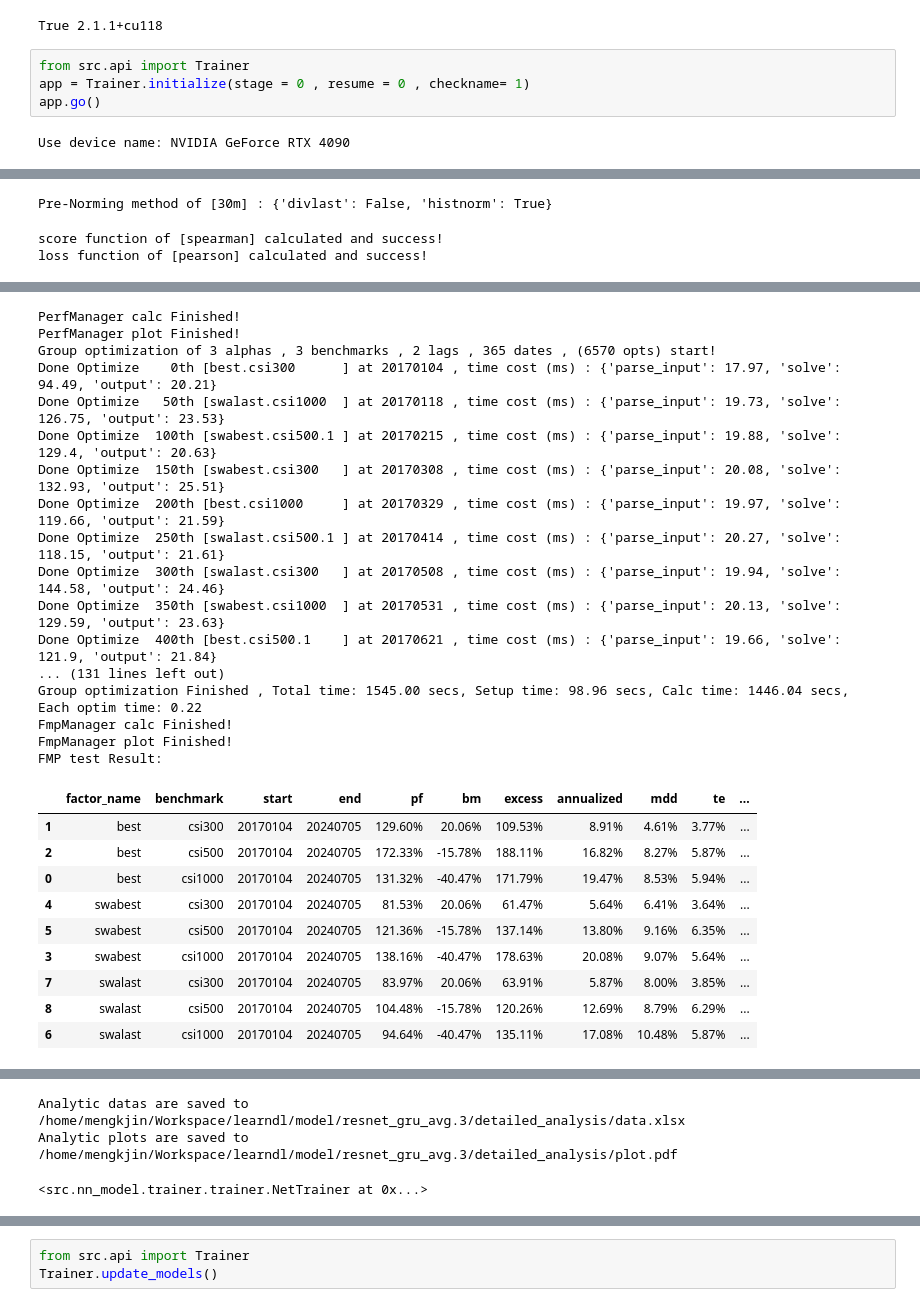
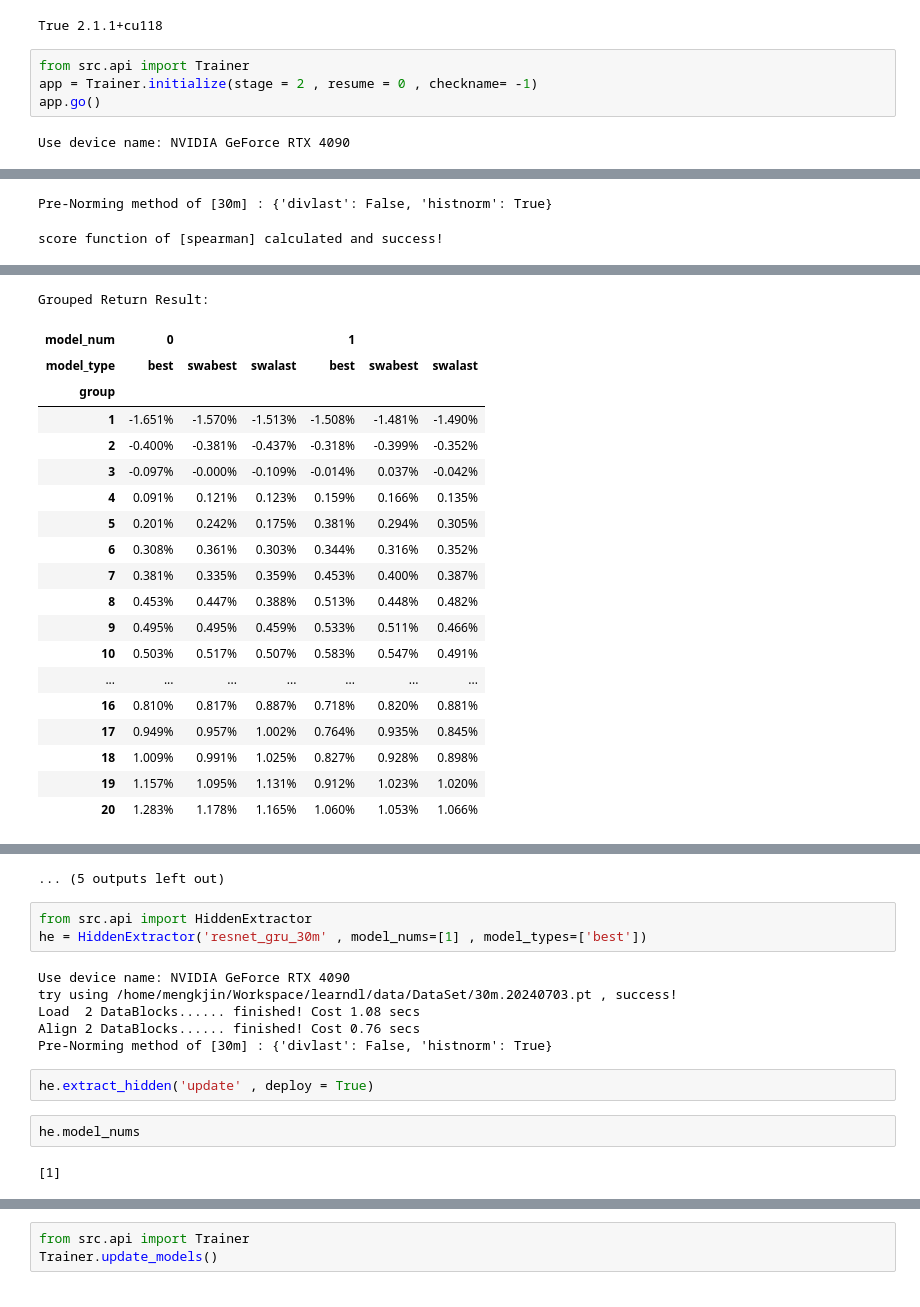
Before and after one commit to mengkjin/learndl, a Jupyter notebook: main_train.ipynb, the cells around one changed output, grey strips where cells are left out. Drawn from its saved outputs; the diff is of its cells as text.

```diff
--- a/main_train.ipynb
+++ b/main_train.ipynb
@@ -5,7 +5,7 @@ print(torch.cuda.is_available() , torch.__version__)
 True 2.1.1+cu118
 # %%
 from src.api import Trainer
-app = Trainer.initialize(stage = 0 , resume = 0 , checkname= 1)
+app = Trainer.initialize(stage = 2 , resume = 0 , checkname= -1)
 app.go()
 # %% [output]
 Use device name: NVIDIA GeForce RTX 4090
@@ -34,3 +33,2 @@ try using /home/mengkjin/Workspace/learndl/data/DataSet/30m.20240620.pt , succes
 Pre-Norming method of [30m] : {'divlast': False, 'histnorm': True}
 score function of [spearman] calculated and success!
-loss function of [pearson] calculated and success!
@@ -74,27 +55,20 @@ FirstBite Ep#  0 : loss  1.00299, train-0.00561, valid-0.08016, best-0.0802, lr1
-PerfManager calc Finished!
-PerfManager plot Finished!
-Group optimization of 3 alphas , 3 benchmarks , 2 lags , 365 dates , (6570 opts) start!
-Done Optimize    0th [best.csi300      ] at 20170104 , time cost (ms) : {'parse_input': 17.97, 'solve': 94.49, 'output': 20.21}
-Done Optimize   50th [swalast.csi1000  ] at 20170118 , time cost (ms) : {'parse_input': 19.73, 'solve': 126.75, 'output': 23.53}
-Done Optimize  100th [swabest.csi500.1 ] at 20170215 , time cost (ms) : {'parse_input': 19.88, 'solve': 129.4, 'output': 20.63}
-Done Optimize  150th [swabest.csi300   ] at 20170308 , time cost (ms) : {'parse_input': 20.08, 'solve': 132.93, 'output': 25.51}
-Done Optimize  200th [best.csi1000     ] at 20170329 , time cost (ms) : {'parse_input': 19.97, 'solve': 119.66, 'output': 21.59}
-Done Optimize  250th [swalast.csi500.1 ] at 20170414 , time cost (ms) : {'parse_input': 20.27, 'solve': 118.15, 'output': 21.61}
-Done Optimize  300th [swalast.csi300   ] at 20170508 , time cost (ms) : {'parse_input': 19.94, 'solve': 144.58, 'output': 24.46}
-Done Optimize  350th [swabest.csi1000  ] at 20170531 , time cost (ms) : {'parse_input': 20.13, 'solve': 129.59, 'output': 23.63}
-Done Optimize  400th [best.csi500.1    ] at 20170621 , time cost (ms) : {'parse_input': 19.66, 'solve': 121.9, 'output': 21.84}
-... (131 lines left out)
-Group optimization Finished , Total time: 1545.00 secs, Setup time: 98.96 secs, Calc time: 1446.04 secs, Each optim time: 0.22
-FmpManager calc Finished!
-FmpManager plot Finished!
-FMP test Result:
+Grouped Return Result:
-|  | factor_name | benchmark | start | end | pf | bm | excess | annualized | mdd | te | ... |
-| 1 | best | csi300 | 20170104 | 20240705 | 129.60% | 20.06% | 109.53% | 8.91% | 4.61% | 3.77% | ... |
-| 2 | best | csi500 | 20170104 | 20240705 | 172.33% | -15.78% | 188.11% | 16.82% | 8.27% | 5.87% | ... |
-| 0 | best | csi1000 | 20170104 | 20240705 | 131.32% | -40.47% | 171.79% | 19.47% | 8.53% | 5.94% | ... |
-| 4 | swabest | csi300 | 20170104 | 20240705 | 81.53% | 20.06% | 61.47% | 5.64% | 6.41% | 3.64% | ... |
-| 5 | swabest | csi500 | 20170104 | 20240705 | 121.36% | -15.78% | 137.14% | 13.80% | 9.16% | 6.35% | ... |
-| 3 | swabest | csi1000 | 20170104 | 20240705 | 138.16% | -40.47% | 178.63% | 20.08% | 9.07% | 5.64% | ... |
-| 7 | swalast | csi300 | 20170104 | 20240705 | 83.97% | 20.06% | 63.91% | 5.87% | 8.00% | 3.85% | ... |
-| 8 | swalast | csi500 | 20170104 | 20240705 | 104.48% | -15.78% | 120.26% | 12.69% | 8.79% | 6.29% | ... |
-| 6 | swalast | csi1000 | 20170104 | 20240705 | 94.64% | -40.47% | 135.11% | 17.08% | 10.48% | 5.87% | ... |
+| model_num | 0 |  |  | 1 |  |  |
+| model_type | best | swabest | swalast | best | swabest | swalast |
+| group |  |  |  |  |  |  |
+| 1 | -1.651% | -1.570% | -1.513% | -1.508% | -1.481% | -1.490% |
+| 2 | -0.400% | -0.381% | -0.437% | -0.318% | -0.399% | -0.352% |
+| 3 | -0.097% | -0.000% | -0.109% | -0.014% | 0.037% | -0.042% |
+| 4 | 0.091% | 0.121% | 0.123% | 0.159% | 0.166% | 0.135% |
+| 5 | 0.201% | 0.242% | 0.175% | 0.381% | 0.294% | 0.305% |
+| 6 | 0.308% | 0.361% | 0.303% | 0.344% | 0.316% | 0.352% |
+| 7 | 0.381% | 0.335% | 0.359% | 0.453% | 0.400% | 0.387% |
+| 8 | 0.453% | 0.447% | 0.388% | 0.513% | 0.448% | 0.482% |
+| 9 | 0.495% | 0.495% | 0.459% | 0.533% | 0.511% | 0.466% |
+| 10 | 0.503% | 0.517% | 0.507% | 0.583% | 0.547% | 0.491% |
+| ... | ... | ... | ... | ... | ... | ... |
+| 16 | 0.810% | 0.817% | 0.887% | 0.718% | 0.820% | 0.881% |
+| 17 | 0.949% | 0.957% | 1.002% | 0.764% | 0.935% | 0.845% |
+| 18 | 1.009% | 0.991% | 1.025% | 0.827% | 0.928% | 0.898% |
+| 19 | 1.157% | 1.095% | 1.131% | 0.912% | 1.023% | 1.020% |
+| 20 | 1.283% | 1.178% | 1.165% | 1.060% | 1.053% | 1.066% |
@@ -102,6 +76,19 @@ FMP test Result:
-Analytic datas are saved to /home/mengkjin/Workspace/learndl/model/resnet_gru_avg.3/detailed_analysis/data.xlsx
-Analytic plots are saved to /home/mengkjin/Workspace/learndl/model/resnet_gru_avg.3/detailed_analysis/plot.pdf
+... (5 outputs left out)
-<src.nn_model.trainer.trainer.NetTrainer at 0x...>
+# %%
+from src.api import HiddenExtractor
+he = HiddenExtractor('resnet_gru_30m' , model_nums=[1] , model_types=['best'])
+# %% [output]
+Use device name: NVIDIA GeForce RTX 4090
+try using /home/mengkjin/Workspace/learndl/data/DataSet/30m.20240703.pt , success!
+Load  2 DataBlocks...... finished! Cost 1.08 secs
+Align 2 DataBlocks...... finished! Cost 0.76 secs
+Pre-Norming method of [30m] : {'divlast': False, 'histnorm': True}
+# %%
+he.extract_hidden('update' , deploy = True)
+# %%
+he.model_nums
+# %% [output]
+[1]
 # %%
 from src.api import DataAPI , Trainer
 DataAPI.reconstruct_train_data()
```
Also changed, not shown: parts of 2 cells of this notebook, 2 other files.
